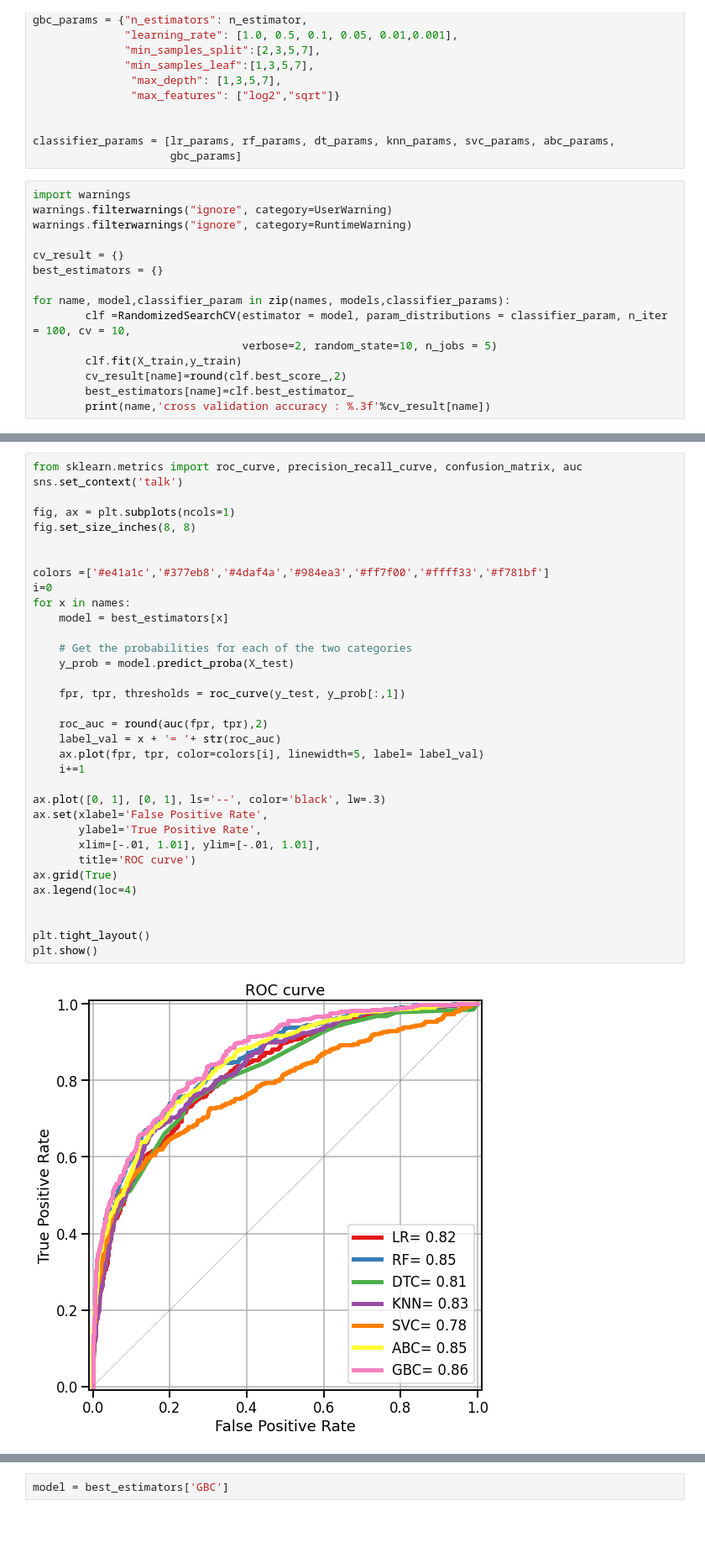
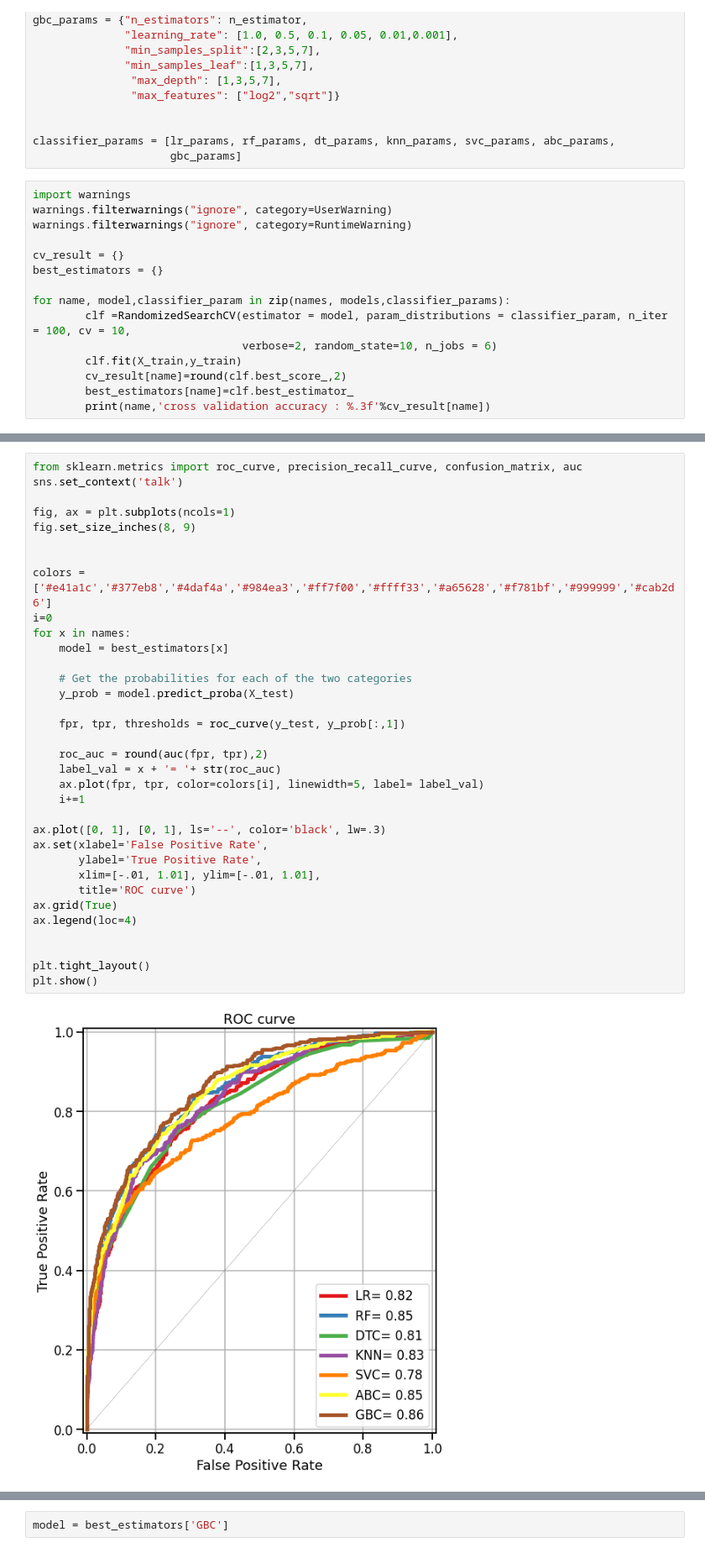
Before and after one commit to i-bishalb/MachineLearningAssignments, a Jupyter notebook: Bank_Customers_Churn_Classification/Churn_Classification.ipynb, the cells around one changed output, grey strips where cells are left out. Shown at 84% size. Saved outputs shown, nothing was run; the diff lists cells and outputs as text; blank space fills up the shorter version.

```diff
--- a/Bank_Customers_Churn_Classification/Churn_Classification.ipynb
+++ b/Bank_Customers_Churn_Classification/Churn_Classification.ipynb
@@ -545,7 +545,7 @@ best_estimators = {}
 
 for name, model,classifier_param in zip(names, models,classifier_params):
         clf =RandomizedSearchCV(estimator = model, param_distributions = classifier_param, n_iter = 100, cv = 10,
-                                verbose=2, random_state=10, n_jobs = 5)
+                                verbose=2, random_state=10, n_jobs = 6)
         clf.fit(X_train,y_train)
         cv_result[name]=round(clf.best_score_,2)
         best_estimators[name]=clf.best_estimator_
@@ -588,37 +588,37 @@ from sklearn.metrics import roc_curve, precision_recall_curve, confusion_matrix,
 sns.set_context('talk')
 
 fig, ax = plt.subplots(ncols=1)
-fig.set_size_inches(8, 8)
+fig.set_size_inches(8, 9)
 
 
-colors =['#e41a1c','#377eb8','#4daf4a','#984ea3','#ff7f00','#ffff33','#f781bf']
+colors =['#e41a1c','#377eb8','#4daf4a','#984ea3','#ff7f00','#ffff33','#a65628','#f781bf','#999999','#cab2d6']
 i=0
 for x in names:
     model = best_estimators[x]
 
     # Get the probabilities for each of the two categories
     y_prob = model.predict_proba(X_test)
 
     fpr, tpr, thresholds = roc_curve(y_test, y_prob[:,1])
 
     roc_auc = round(auc(fpr, tpr),2)
     label_val = x + '= '+ str(roc_auc)
     ax.plot(fpr, tpr, color=colors[i], linewidth=5, label= label_val)
     i+=1
 
 ax.plot([0, 1], [0, 1], ls='--', color='black', lw=.3)
 ax.set(xlabel='False Positive Rate',
        ylabel='True Positive Rate',
        xlim=[-.01, 1.01], ylim=[-.01, 1.01],
        title='ROC curve')
 ax.grid(True)
 ax.legend(loc=4)
 
 
 plt.tight_layout()
 plt.show()
 # %% [output]
-[figure, old version]
+[figure, new version]
 # %%
 from sklearn.metrics import roc_curve, precision_recall_curve, confusion_matrix
 from sklearn.metrics import ConfusionMatrixDisplay
```
Also changed, not shown: parts of 8 cells of this notebook.
